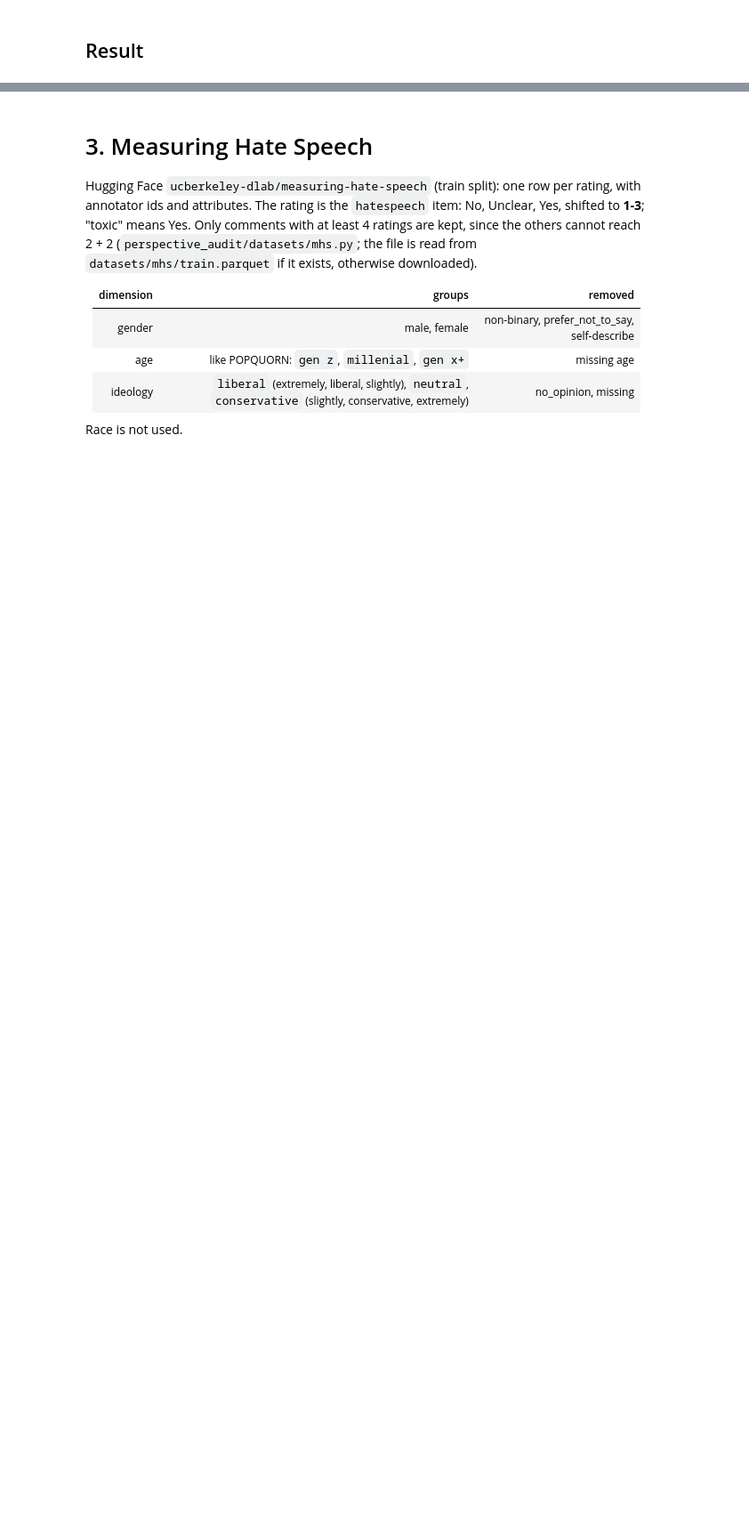
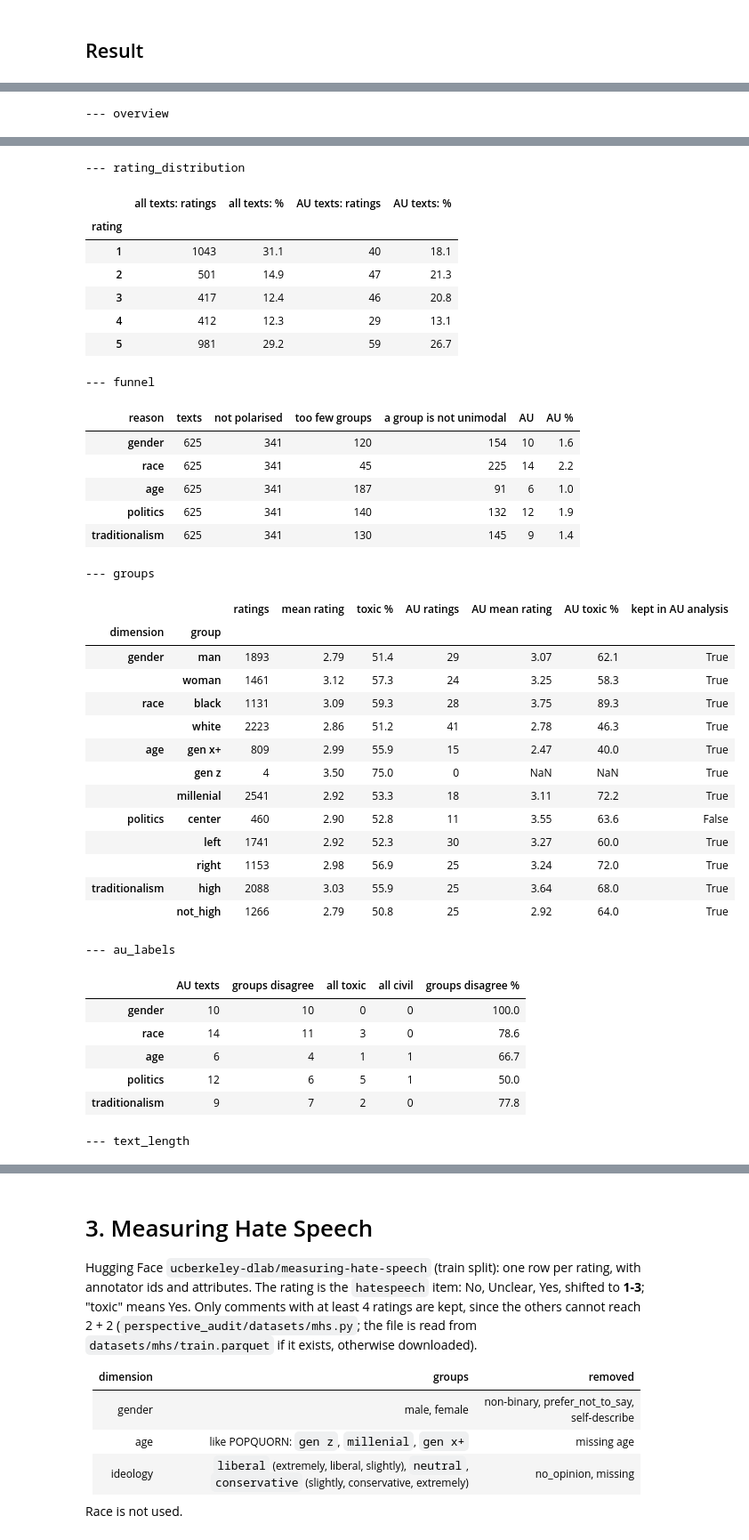
Before and after one commit to Swkratis210204/llm-dfu-bias-study, a Jupyter notebook: perspective_audit/notebooks/Datasets.ipynb, the cells around one changed output, grey strips where cells are left out. Shown at 89% size. Drawn from its saved outputs; the diff is of its cells as text; code cells hidden in the pictures; blank space fills up the shorter version.

```diff
--- a/perspective_audit/notebooks/Datasets.ipynb
+++ b/perspective_audit/notebooks/Datasets.ipynb
@@ -83,0 +317,9 @@ display(attitudes.removal_cost)
+# %%
+from perspective_audit import eda_tables, save_eda
+
+attitudes_eda = eda_tables(attitudes)
+for name, table in attitudes_eda.items():
+    print(f"--- {name}")
+    display(table)
+# %% [output]
+--- overview
@@ -83,0 +335,38 @@ display(attitudes.removal_cost)
+--- rating_distribution
+|  | all texts: ratings | all texts: % | AU texts: ratings | AU texts: % |
+| rating |  |  |  |  |
+| 1 | 1043 | 31.1 | 40 | 18.1 |
+| 2 | 501 | 14.9 | 47 | 21.3 |
+| 3 | 417 | 12.4 | 46 | 20.8 |
+| 4 | 412 | 12.3 | 29 | 13.1 |
+| 5 | 981 | 29.2 | 59 | 26.7 |
+--- funnel
+| reason | texts | not polarised | too few groups | a group is not unimodal | AU | AU % |
+| gender | 625 | 341 | 120 | 154 | 10 | 1.6 |
+| race | 625 | 341 | 45 | 225 | 14 | 2.2 |
+| age | 625 | 341 | 187 | 91 | 6 | 1.0 |
+| politics | 625 | 341 | 140 | 132 | 12 | 1.9 |
+| traditionalism | 625 | 341 | 130 | 145 | 9 | 1.4 |
+--- groups
+|  |  | ratings | mean rating | toxic % | AU ratings | AU mean rating | AU toxic % | kept in AU analysis |
+| dimension | group |  |  |  |  |  |  |  |
+| gender | man | 1893 | 2.79 | 51.4 | 29 | 3.07 | 62.1 | True |
+|  | woman | 1461 | 3.12 | 57.3 | 24 | 3.25 | 58.3 | True |
+| race | black | 1131 | 3.09 | 59.3 | 28 | 3.75 | 89.3 | True |
+|  | white | 2223 | 2.86 | 51.2 | 41 | 2.78 | 46.3 | True |
+| age | gen x+ | 809 | 2.99 | 55.9 | 15 | 2.47 | 40.0 | True |
+|  | gen z | 4 | 3.50 | 75.0 | 0 | NaN | NaN | True |
+|  | millenial | 2541 | 2.92 | 53.3 | 18 | 3.11 | 72.2 | True |
+| politics | center | 460 | 2.90 | 52.8 | 11 | 3.55 | 63.6 | False |
+|  | left | 1741 | 2.92 | 52.3 | 30 | 3.27 | 60.0 | True |
+|  | right | 1153 | 2.98 | 56.9 | 25 | 3.24 | 72.0 | True |
+| traditionalism | high | 2088 | 3.03 | 55.9 | 25 | 3.64 | 68.0 | True |
+|  | not_high | 1266 | 2.79 | 50.8 | 25 | 2.92 | 64.0 | True |
+--- au_labels
+|  | AU texts | groups disagree | all toxic | all civil | groups disagree % |
+| gender | 10 | 10 | 0 | 0 | 100.0 |
+| race | 14 | 11 | 3 | 0 | 78.6 |
+| age | 6 | 4 | 1 | 1 | 66.7 |
+| politics | 12 | 6 | 5 | 1 | 50.0 |
+| traditionalism | 9 | 7 | 2 | 0 | 77.8 |
+--- text_length
```
Also changed, not shown: parts of 42 cells of this notebook, 54 other files.
